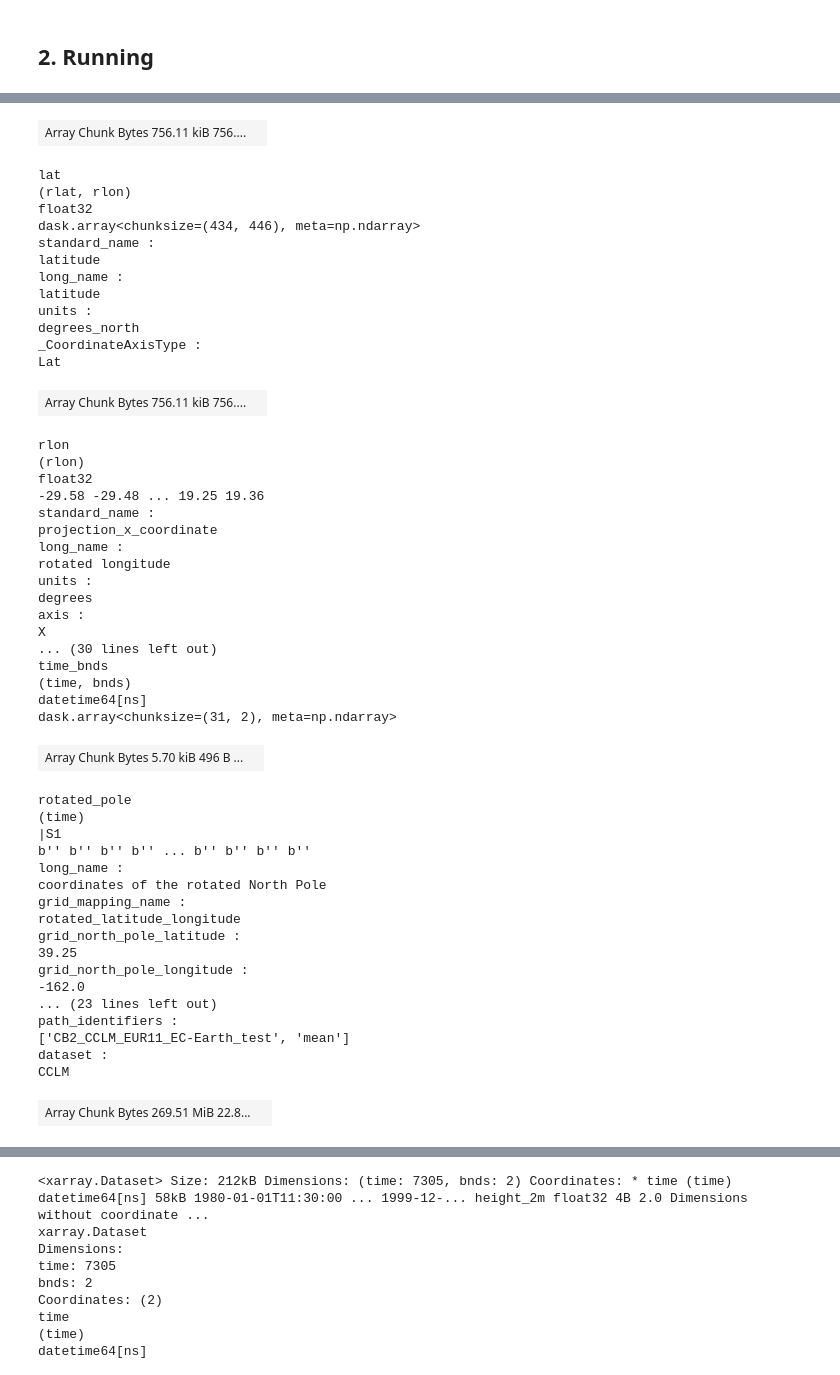
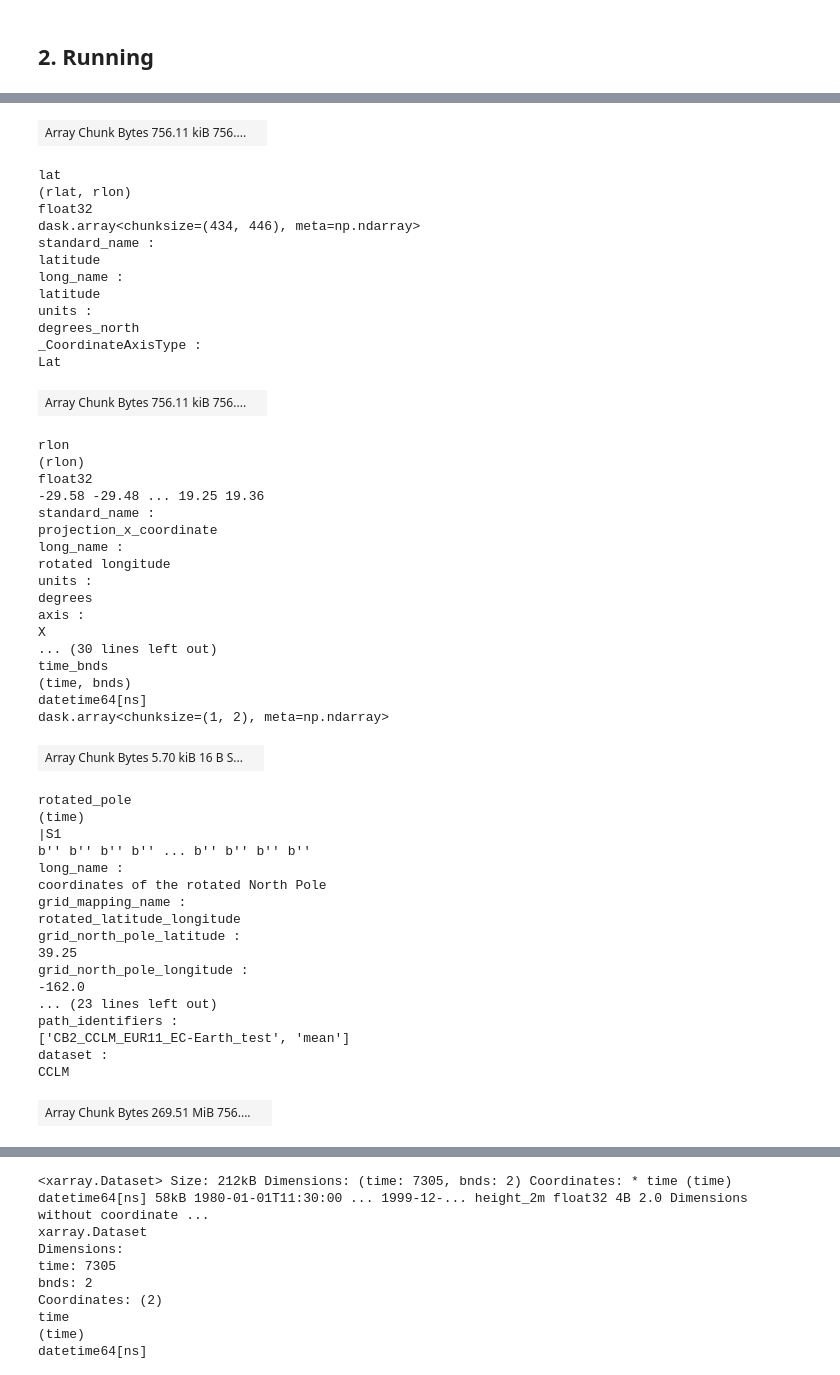
Before and after one commit to CORDEX-be2/ValEnsPy, a Jupyter notebook: evaluation_cclm/cclm_gcm_evaluation_EUR11.ipynb, the cells around one changed output, grey strips where cells are left out. Drawn from its saved outputs; the diff is of its cells as text; code cells hidden in the pictures.

```diff
--- a/evaluation_cclm/cclm_gcm_evaluation_EUR11.ipynb
+++ b/evaluation_cclm/cclm_gcm_evaluation_EUR11.ipynb
@@ -181,7 +184,7 @@ def crop_outer_box(da: xr.DataArray, n_points: int = 10) -> xr.DataArray:
 ## 2. Running
 # %%
 experiment = "CB2_CCLM_EUR11_EC-Earth_test"
-da_exp = manager.load_data(model, [variable], freq="monthly", path_identifiers=[experiment, daily_statistic])
+da_exp = manager.load_data(model, [variable], freq="daily", path_identifiers=[experiment, daily_statistic])
 da_exp
 # %% [output]
 File paths found:
@@ -222,35 +224,35 @@ Lon
 | Array Chunk Bytes 756.11 kiB 756.... |  |
 lat
 (rlat, rlon)
 float32
 dask.array<chunksize=(434, 446), meta=np.ndarray>
 standard_name :
 latitude
 long_name :
 latitude
 units :
 degrees_north
 _CoordinateAxisType :
 Lat
 | Array Chunk Bytes 756.11 kiB 756.... |  |
 rlon
 (rlon)
 float32
 -29.58 -29.48 ... 19.25 19.36
 standard_name :
 projection_x_coordinate
 long_name :
 rotated longitude
 units :
 degrees
 axis :
 X
 ... (30 lines left out)
 time_bnds
 (time, bnds)
 datetime64[ns]
-dask.array<chunksize=(31, 2), meta=np.ndarray>
+dask.array<chunksize=(1, 2), meta=np.ndarray>
-| Array Chunk Bytes 5.70 kiB 496 B ... |  |
+| Array Chunk Bytes 5.70 kiB 16 B S... |  |
 rotated_pole
 (time)
 |S1
@@ -268,7 +270,7 @@ path_identifiers :
 ['CB2_CCLM_EUR11_EC-Earth_test', 'mean']
 dataset :
 CCLM
-| Array Chunk Bytes 269.51 MiB 22.8... |  |
+| Array Chunk Bytes 269.51 MiB 756.... |  |
 Indexes: (3)
 time
 PandasIndex
```
Also changed, not shown: parts of 17 cells of this notebook.
